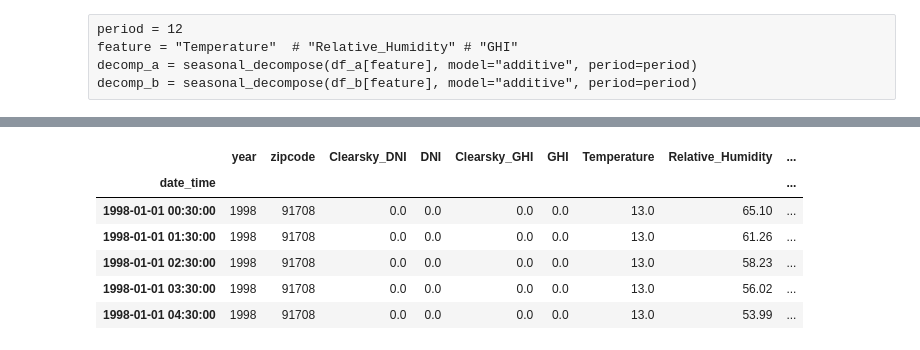
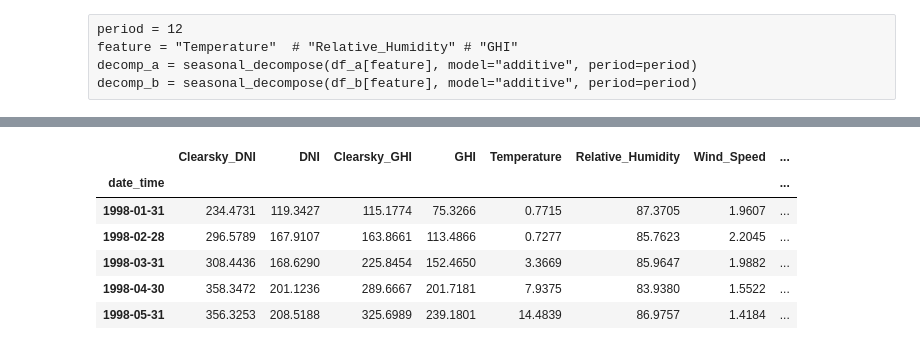
Before and after one commit to gamyers/solar-697, a Jupyter notebook: gm/notebooks/ts_decomposition.ipynb, the cells around one changed output, grey strips where cells are left out. Cells and saved outputs as stored; diff of their text form; code cells hidden in the pictures.

```diff
--- a/gm/notebooks/ts_decomposition.ipynb
+++ b/gm/notebooks/ts_decomposition.ipynb
@@ -34,6 +34,8 @@ pd.set_option("display.width", 200)
 pd.set_option("max_columns", 100)
 pd.set_option("max_colwidth", 50)
 pd.set_option("column_space", 50)
+
+pd.set_option("plotting.backend", "plotly")
 # %%
 log_path = "logs/"
 log_file = "ts_decomposition.log"
@@ -68,6 +70,8 @@ city = configs["location_info"]["city"]
 state = configs["location_info"]["state"]
 db_file = city + "_" + state + ".db"
 
+db_file = "nsrdb_monthly.db"
+
 db_table1 = configs["table_names"]["db_table1"]
 db_table2 = configs["table_names"]["db_table2"]
 
@@ -223,33 +223,35 @@ plt.show()
 # %%
 zipcode_index = 0
 params = {"zipcode": distinct_zipcodes[zipcode_index]}
 
 select_nsr_rows = f"""
-SELECT date_time, year, zipcode,
+SELECT date_time,
+--year,
+-- zipcode,
 -- Clearsky_DHI, DHI,
 Clearsky_DNI, DNI,
 Clearsky_GHI, GHI,
 Temperature, Relative_Humidity,
 Wind_Speed, Precipitable_Water
 from nsrdb
 where zipcode = :zipcode;
 """
 
 df_ = pd.read_sql(
     select_nsr_rows,
     conn,
     params=params,
     index_col="date_time",
     parse_dates=["date_time"],
 )
 
 df_.sort_index(axis=0, inplace=True)
 df_.head(5)
 # %% [output]
-|  | year | zipcode | Clearsky_DNI | DNI | Clearsky_GHI | GHI | Temperature | Relative_Humidity | ... |
-| date_time |  |  |  |  |  |  |  |  | ... |
-| 1998-01-01 00:30:00 | 1998 | 91708 | 0.0 | 0.0 | 0.0 | 0.0 | 13.0 | 65.10 | ... |
-| 1998-01-01 01:30:00 | 1998 | 91708 | 0.0 | 0.0 | 0.0 | 0.0 | 13.0 | 61.26 | ... |
-| 1998-01-01 02:30:00 | 1998 | 91708 | 0.0 | 0.0 | 0.0 | 0.0 | 13.0 | 58.23 | ... |
-| 1998-01-01 03:30:00 | 1998 | 91708 | 0.0 | 0.0 | 0.0 | 0.0 | 13.0 | 56.02 | ... |
-| 1998-01-01 04:30:00 | 1998 | 91708 | 0.0 | 0.0 | 0.0 | 0.0 | 13.0 | 53.99 | ... |
+|  | Clearsky_DNI | DNI | Clearsky_GHI | GHI | Temperature | Relative_Humidity | Wind_Speed | ... |
+| date_time |  |  |  |  |  |  |  | ... |
+| 1998-01-31 | 234.4731 | 119.3427 | 115.1774 | 75.3266 | 0.7715 | 87.3705 | 1.9607 | ... |
+| 1998-02-28 | 296.5789 | 167.9107 | 163.8661 | 113.4866 | 0.7277 | 85.7623 | 2.2045 | ... |
+| 1998-03-31 | 308.4436 | 168.6290 | 225.8454 | 152.4650 | 3.3669 | 85.9647 | 1.9882 | ... |
+| 1998-04-30 | 358.3472 | 201.1236 | 289.6667 | 201.7181 | 7.9375 | 83.9380 | 1.5522 | ... |
+| 1998-05-31 | 356.3253 | 208.5188 | 325.6989 | 239.1801 | 14.4839 | 86.9757 | 1.4184 | ... |
```
Also changed, not shown: parts of 15 cells of this notebook, 8 other files.
